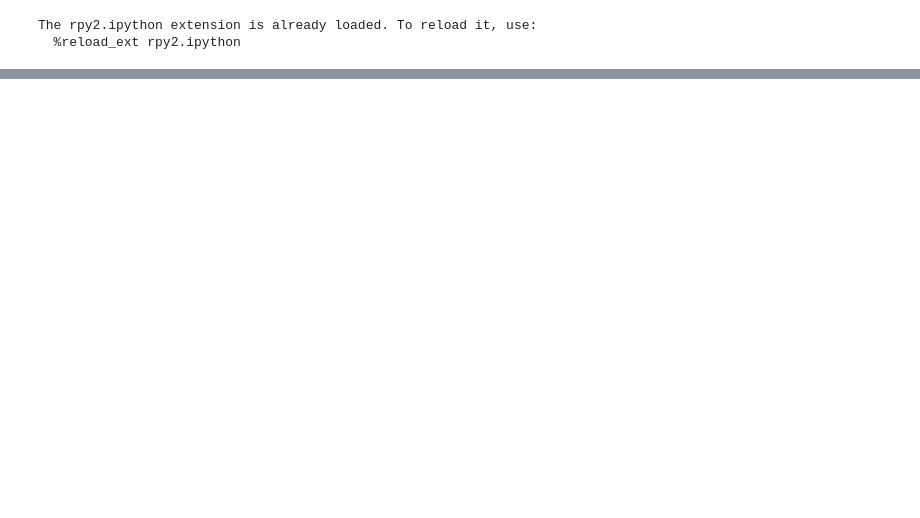
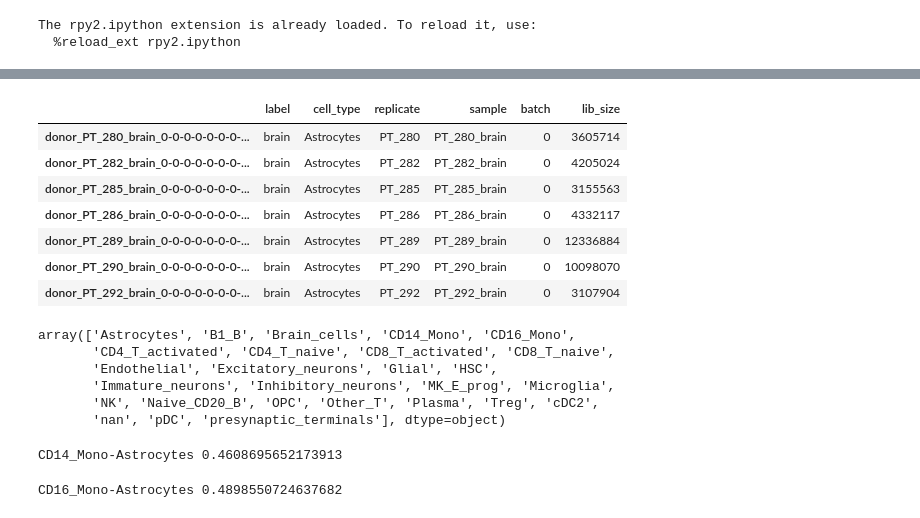
Before and after one commit to nicolebussola/immune_signalling_lbp, a Jupyter notebook: notebooks/DGE.ipynb, the cells around one changed output, grey strips where cells are left out. Cells and saved outputs as stored; diff of their text form; code cells hidden in the pictures; blank space fills up the shorter version.

```diff
--- a/notebooks/DGE.ipynb
+++ b/notebooks/DGE.ipynb
@@ -263,0 +353,38 @@ adata_mono.obs_names = [
+# %%
+adata_astro = adata_pb[adata_pb.obs["cell_type"] == "Astrocytes"]
+adata_astro.obs
+# %% [output]
+|  | label | cell_type | replicate | sample | batch | lib_size |
+| donor_PT_280_brain_0-0-0-0-0-0-0-... | brain | Astrocytes | PT_280 | PT_280_brain | 0 | 3605714 |
+| donor_PT_282_brain_0-0-0-0-0-0-0-... | brain | Astrocytes | PT_282 | PT_282_brain | 0 | 4205024 |
+| donor_PT_285_brain_0-0-0-0-0-0-0-... | brain | Astrocytes | PT_285 | PT_285_brain | 0 | 3155563 |
+| donor_PT_286_brain_0-0-0-0-0-0-0-... | brain | Astrocytes | PT_286 | PT_286_brain | 0 | 4332117 |
+| donor_PT_289_brain_0-0-0-0-0-0-0-... | brain | Astrocytes | PT_289 | PT_289_brain | 0 | 12336884 |
+| donor_PT_290_brain_0-0-0-0-0-0-0-... | brain | Astrocytes | PT_290 | PT_290_brain | 0 | 10098070 |
+| donor_PT_292_brain_0-0-0-0-0-0-0-... | brain | Astrocytes | PT_292 | PT_292_brain | 0 | 3107904 |
+# %%
+pd.unique(adata_pb.obs["cell_type"])
+# %% [output]
+array(['Astrocytes', 'B1_B', 'Brain_cells', 'CD14_Mono', 'CD16_Mono',
+       'CD4_T_activated', 'CD4_T_naive', 'CD8_T_activated', 'CD8_T_naive',
+       'Endothelial', 'Excitatory_neurons', 'Glial', 'HSC',
+       'Immature_neurons', 'Inhibitory_neurons', 'MK_E_prog', 'Microglia',
+       'NK', 'Naive_CD20_B', 'OPC', 'Other_T', 'Plasma', 'Treg', 'cDC2',
+       'nan', 'pDC', 'presynaptic_terminals'], dtype=object)
+# %%
+from scipy.stats import kendalltau
+
+adata_mono = adata_pb[adata_pb.obs["cell_type"] == "CD14_Mono"]
+adata_astro = adata_pb[adata_pb.obs["cell_type"] == "Astrocytes"]
+
+print("CD14_Mono-Astrocytes", kendalltau(np.mean(adata_mono.X, axis=0), np.mean(adata_astro.X, axis=0)).correlation)
+# %% [output]
+CD14_Mono-Astrocytes 0.4608695652173913
+# %%
+
+adata_mono = adata_pb[adata_pb.obs["cell_type"] == "CD16_Mono"]
+adata_astro = adata_pb[adata_pb.obs["cell_type"] == "Astrocytes"]
+
+print("CD16_Mono-Astrocytes", kendalltau(np.mean(adata_mono.X, axis=0), np.mean(adata_astro.X, axis=0)).correlation)
+# %% [output]
+CD16_Mono-Astrocytes 0.4898550724637682
```
Also changed, not shown: parts of 47 cells of this notebook, 15 other files.
